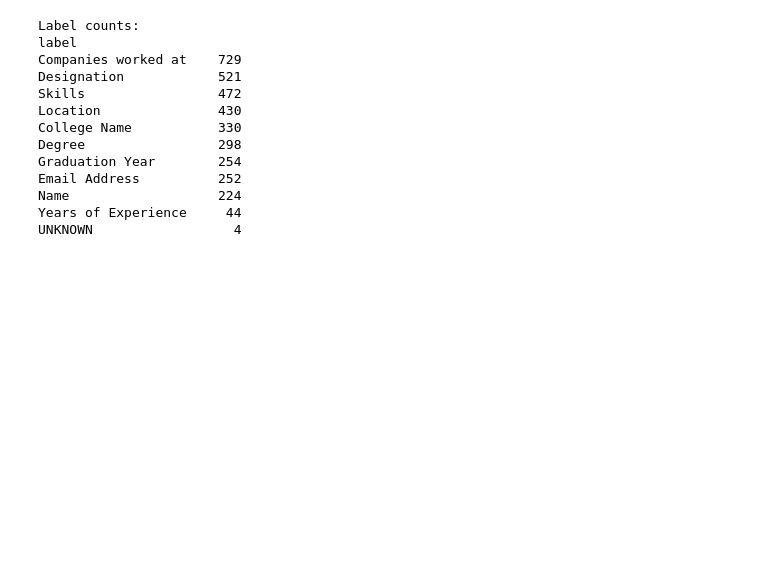
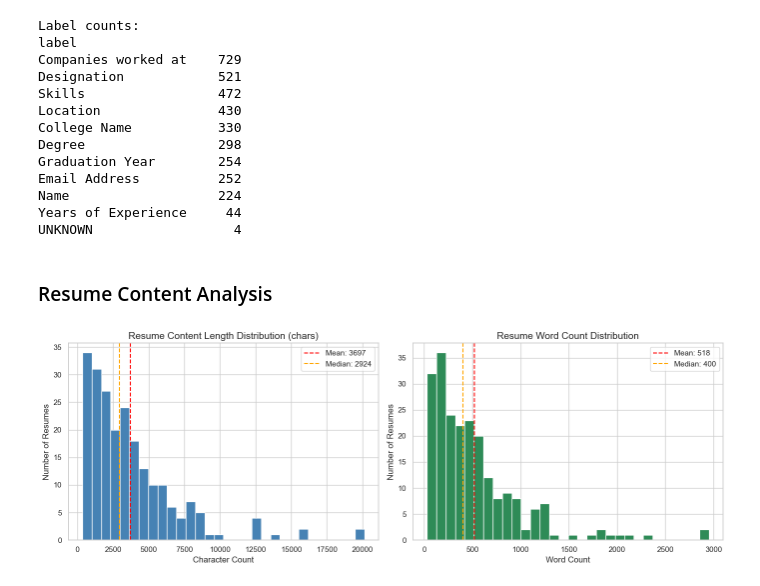
Before and after one commit to michellaprojects/nlp-ner, a Jupyter notebook: notebooks/EDA2.ipynb, the cells around one changed output. Saved outputs shown, nothing was run; the diff lists cells and outputs as text; code cells hidden in the pictures; blank space fills up the shorter version.

Commit message:
resume content analysis

```diff
--- a/notebooks/EDA2.ipynb
+++ b/notebooks/EDA2.ipynb
@@ -153,3 +153,34 @@ Email Address          252
 Name                   224
 Years of Experience     44
 UNKNOWN                  4
+# %% [markdown]
+### Resume Content Analysis
+# %%
+fig, axes = plt.subplots(1, 2, figsize=(14, 5))
+
+# Content length distribution
+axes[0].hist(resume_df['content_length'], bins=30, color='steelblue', edgecolor='white')
+axes[0].axvline(resume_df['content_length'].mean(), color='red', linestyle='--',
+                label=f"Mean: {resume_df['content_length'].mean():.0f}")
+axes[0].axvline(resume_df['content_length'].median(), color='orange', linestyle='--',
+                label=f"Median: {resume_df['content_length'].median():.0f}")
+axes[0].set_title("Resume Content Length Distribution (chars)")
+axes[0].set_xlabel("Character Count")
+axes[0].set_ylabel("Number of Resumes")
+axes[0].legend()
+
+# Word count distribution
+axes[1].hist(resume_df['word_count'], bins=30, color='seagreen', edgecolor='white')
+axes[1].axvline(resume_df['word_count'].mean(), color='red', linestyle='--',
+                label=f"Mean: {resume_df['word_count'].mean():.0f}")
+axes[1].axvline(resume_df['word_count'].median(), color='orange', linestyle='--',
+                label=f"Median: {resume_df['word_count'].median():.0f}")
+axes[1].set_title("Resume Word Count Distribution")
+axes[1].set_xlabel("Word Count")
+axes[1].set_ylabel("Number of Resumes")
+axes[1].legend()
+
+plt.tight_layout()
+plt.show()
+# %% [output]
+[figure, added]
```
Also changed, not shown: parts of 2 cells of this notebook.
